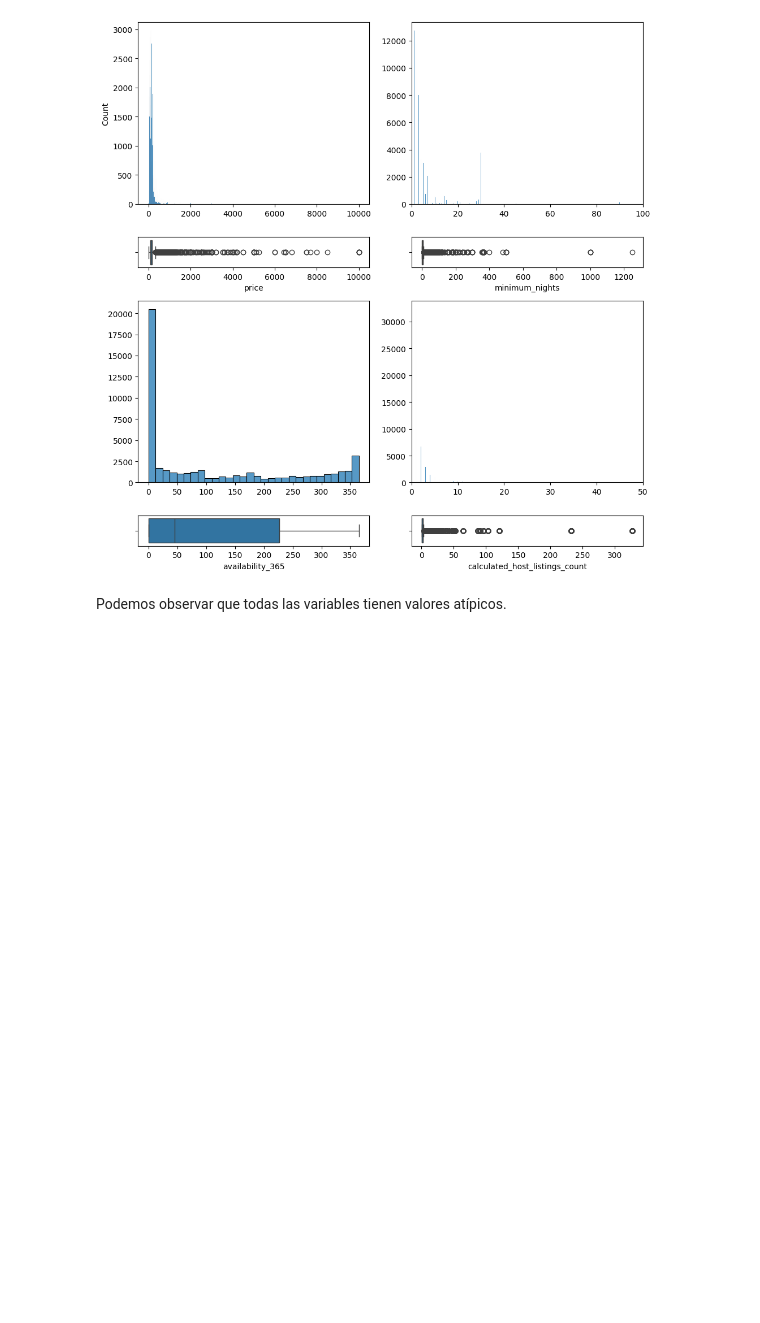
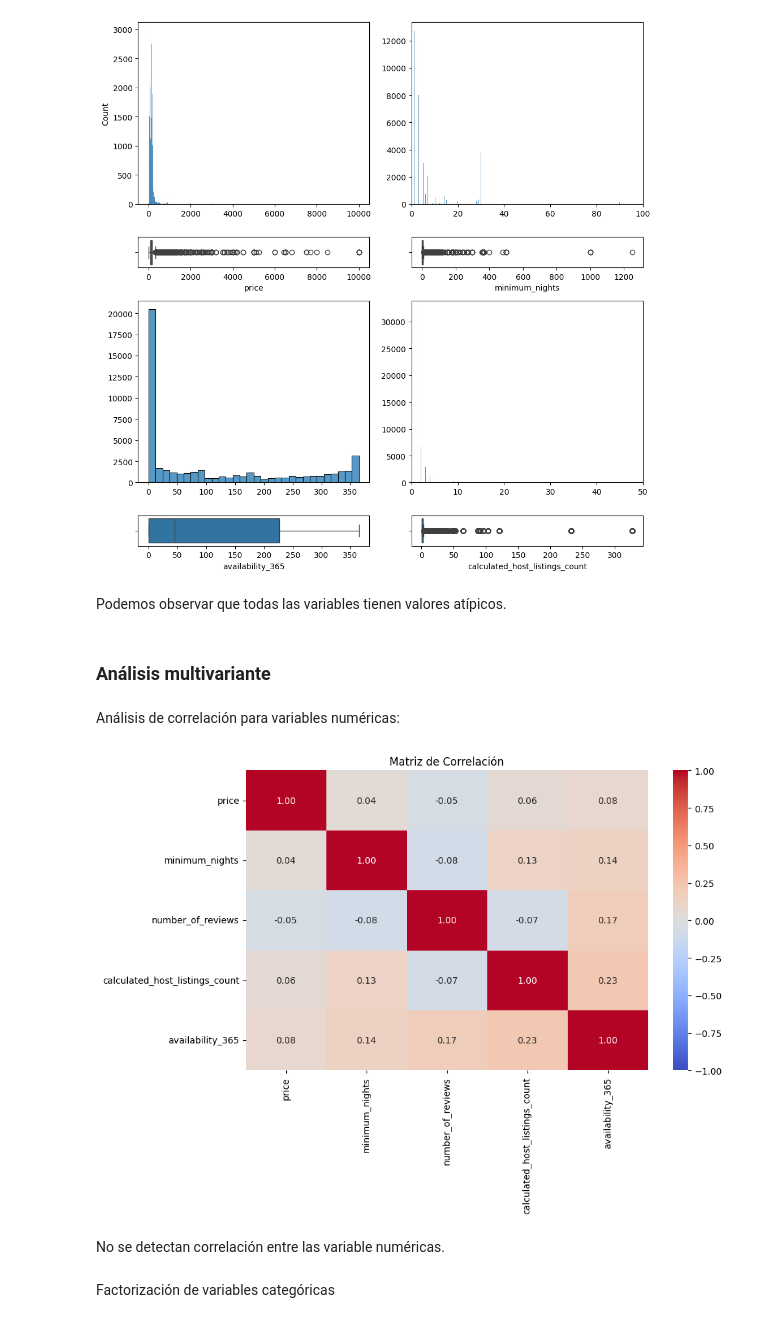
Before and after one commit to 4GeeksAcademy/machine-learning-python-template-VLG, a Jupyter notebook: src/explore.ipynb, the cells around one changed output. Drawn from its saved outputs; the diff is of its cells as text; code cells hidden in the pictures; blank space fills up the shorter version.

Commit message:
Comienzo análisis de valores atípicos

```diff
--- a/src/explore.ipynb
+++ b/src/explore.ipynb
@@ -210,3 +210,25 @@ plt.show()
 [figure]
 # %% [markdown]
 Podemos observar que todas las variables tienen valores atípicos.
+# %% [markdown]
+### Análisis multivariante
+# %% [markdown]
+Análisis de correlación para variables numéricas:
+# %%
+# Filtrar variables numéricas
+num_vars = df_filtrado.select_dtypes(include=['int64', 'float64']).drop(columns=['longitude', 'latitude'])
+
+# Matriz de correlación
+correlation_matrix = num_vars.corr()
+
+# Visualizar con un heatmap
+plt.figure(figsize=(10, 6))
+sns.heatmap(correlation_matrix, annot=True, fmt=".2f", cmap='coolwarm', vmin=-1, vmax=1)
+plt.title("Matriz de Correlación")
+plt.show()
+# %% [output]
+[figure, added]
+# %% [markdown]
+No se detectan correlación entre las variable numéricas.
+# %% [markdown]
+Factorización de variables categóricas
```
Also changed, not shown: parts of 7 cells of this notebook.
